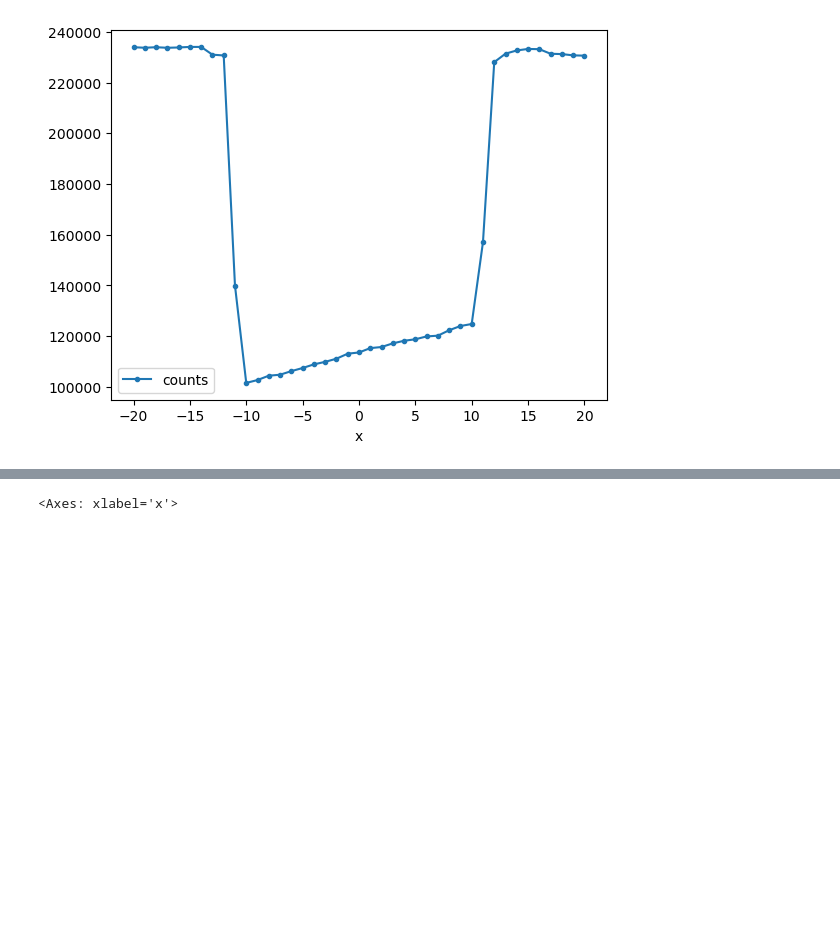
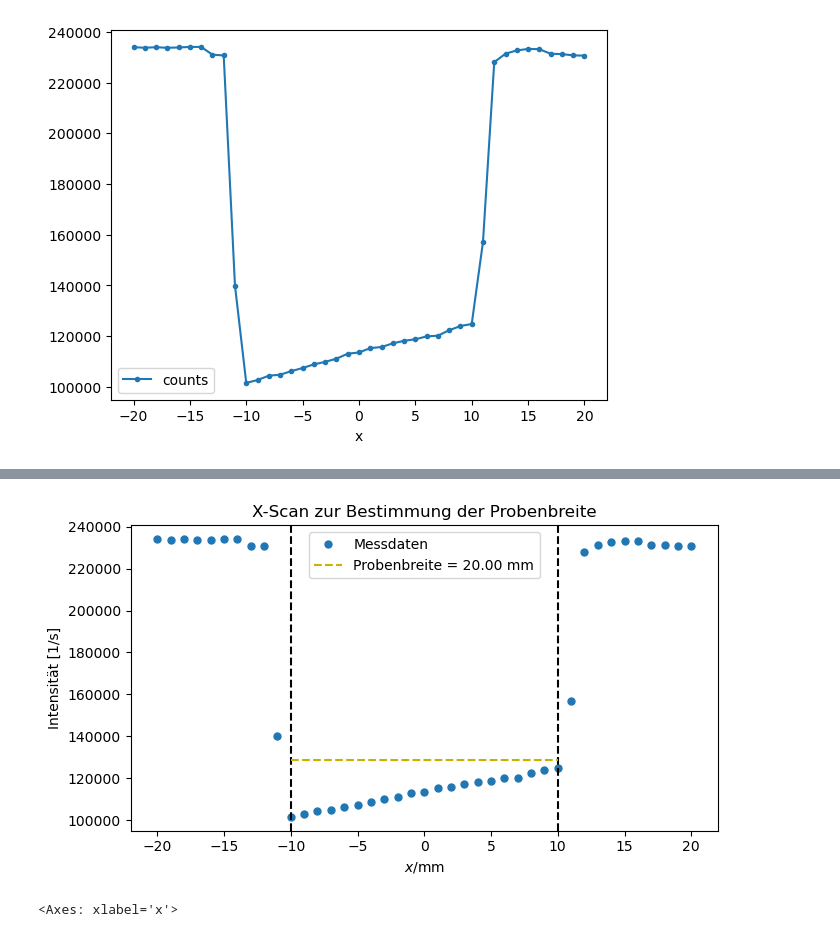
Before and after one commit to smsnfi12/Master-Praktikum, a Jupyter notebook: V44_Reflectrometry/analysis.ipynb, the cells around one changed output, grey strips where cells are left out. Drawn from its saved outputs; the diff is of its cells as text; code cells hidden in the pictures; blank space fills up the shorter version.

```diff
--- a/V44_Reflectrometry/analysis.ipynb
+++ b/V44_Reflectrometry/analysis.ipynb
@@ -299,0 +232,85 @@ D       = 22.489 mm
+# %%
+import numpy as np
+import matplotlib.pyplot as plt
+
+df = df_xscan.sort_values("x").copy()
+x = df["x"].to_numpy(float)
+I = df["counts"].to_numpy(float)   # oder df["rate"]
+
+# ---------------------------
+# Robust "lower plateau" via variance / scatter of the lowest values
+# ---------------------------
+
+imin = np.argmin(I)
+
+# 1) Robust baseline from the lowest p% points
+p_low = 0.35
+m = max(5, int(p_low * len(I)))
+I_low = np.sort(I)[:m]
+
+I0 = np.median(I_low)
+
+# 2) Robust scatter (MAD -> robust sigma)
+mad = np.median(np.abs(I_low - I0))
+sigma_rob = 1.4826 * mad
+
+# 3) Threshold defining "belongs to lower plateau"
+k = 3.0
+Ithr = I0 + k * sigma_rob
+
+# 4) Mask points that are "consistent with lower plateau"
+mask = I <= Ithr
+
+# Ensure the minimum is included (in case k is too small)
+mask[imin] = True
+
+# Contiguous component around the minimum (discrete plateau block)
+L = imin
+while L > 0 and mask[L - 1]:
+    L -= 1
+
+R = imin
+while R < len(I) - 1 and mask[R + 1]:
+    R += 1
+
+if R - L < 2:
+    raise RuntimeError("Unteres Plateau wurde nicht sinnvoll isoliert. Erhöhe k oder p_low.")
+
+# ---------------------------
+# DISCRETE edges: snap to measurement points (no interpolation)
+# ---------------------------
+xL = x[L]
+xR = x[R]
+D = xR - xL
+
+# For plotting a horizontal guide line, use a representative plateau level
+I_plateau_level = np.median(I[L:R+1])
+
+print(f"I0 (baseline) ≈ {I0:.1f}")
+print(f"sigma_rob ≈ {sigma_rob:.1f}")
+print(f"Ithr = I0 + {k:.1f}*sigma_rob ≈ {Ithr:.1f}")
+print(f"x_left  = {xL:.3f} mm (point index {L})")
+print(f"x_right = {xR:.3f} mm (point index {R})")
+print(f"D       = {D:.3f} mm")
+
+# ---------------------------
+# Plot
+# ---------------------------
+plt.figure(figsize=(7,4))
+plt.plot(x, I, "o", ms=5, label="Messdaten")
+
+plt.axvline(xL, ls="--", c="k")
+plt.axvline(xR, ls="--", c="k")
+
+# Show plateau band threshold (optional) and plateau level
+plt.hlines(Ithr, xL, xR, colors="#c9b100", linestyles="--", label=f"Probenbreite = {D:.2f} mm")
+# alternatively (often nicer): plt.hlines(I_plateau_level, xL, xR, ...)
+
+plt.xlabel(r"$x/\mathrm{mm}$")
+plt.ylabel("Intensität [1/s]")
+plt.title("X-Scan zur Bestimmung der Probenbreite")
+plt.legend()
+plt.tight_layout()
+plt.savefig("plots/xscan.pdf")
+plt.show()
+# %% [output]
@@ -300,3 +323,4 @@ D       = 22.489 mm
+[figure, added]
 # %%
 df_rock1.sort_values("x").plot(x=r"x", y="counts", style=".-")
 # %% [output]
```
Also changed, not shown: parts of 8 cells of this notebook, 17 other files.
